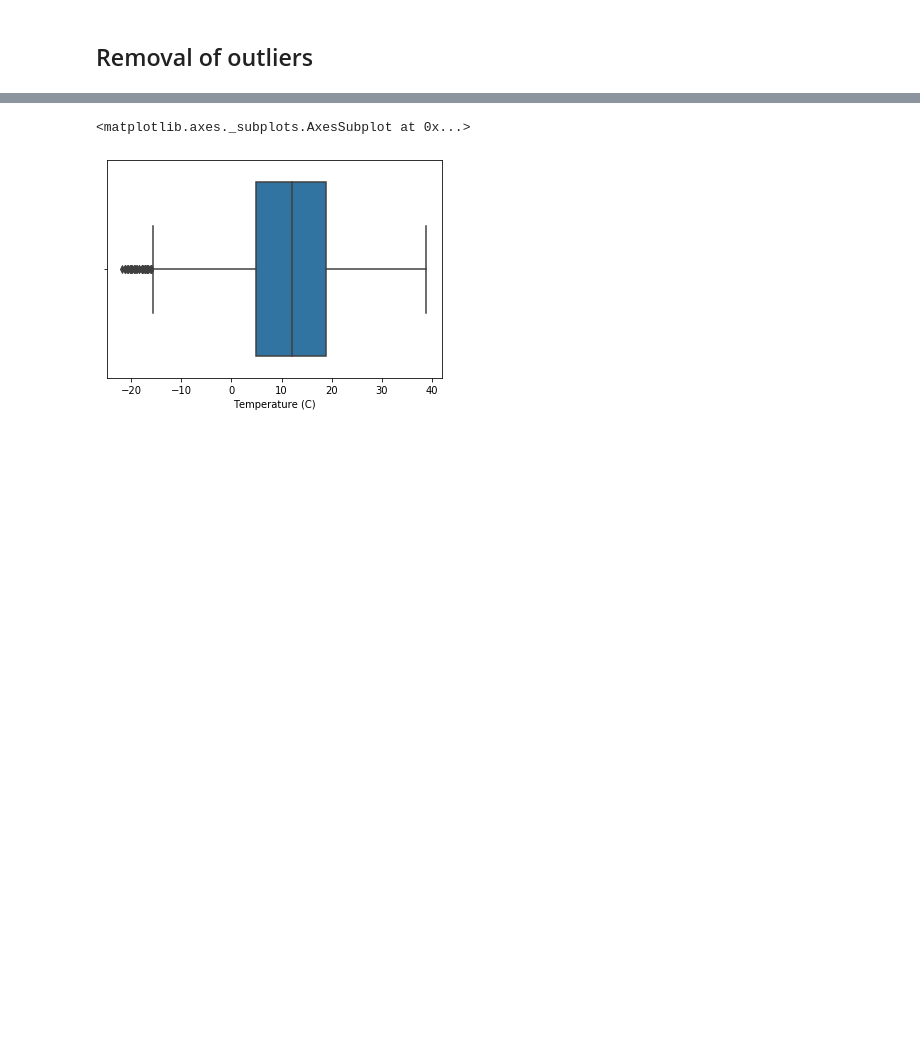
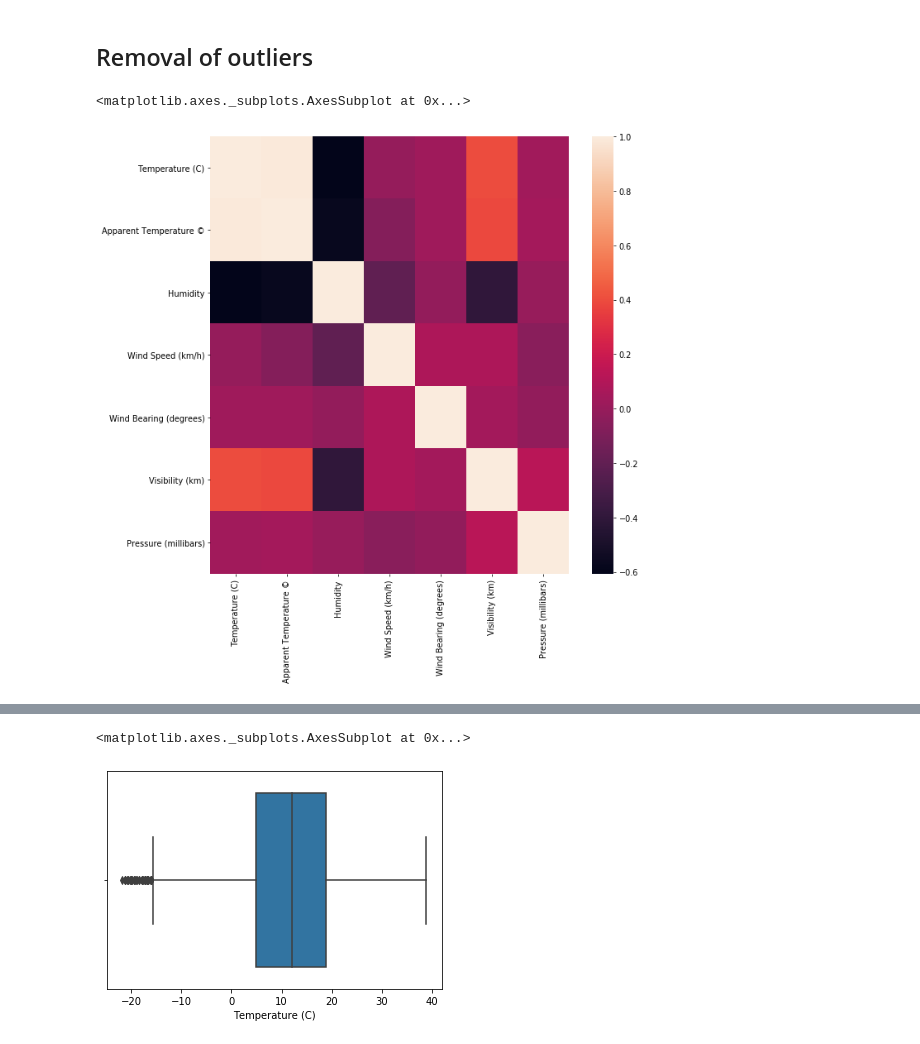
Before and after one commit to Sanjiv01/SDS-project, a Jupyter notebook: Weather linear reg.ipynb, the cells around one changed output, grey strips where cells are left out. Cells and saved outputs as stored; diff of their text form; code cells hidden in the pictures; blank space fills up the shorter version.

```diff
--- a/Weather linear reg.ipynb
+++ b/Weather linear reg.ipynb
@@ -99,2 +107,12 @@ df.drop_duplicates(subset ="Formatted Date", keep = False, inplace = True)
 # %% [markdown]
 ## Removal of outliers
+# %%
+#Checking the basic correlation between features before multivariate outlier analysis
+
+%matplotlib inline
+
+plt.figure(figsize= (10,10), dpi=70)
+sns.heatmap(df.corr())
+# %% [output]
+<matplotlib.axes._subplots.AxesSubplot at 0x...>
+[figure, added]
```
Also changed, not shown: parts of 16 cells of this notebook.
